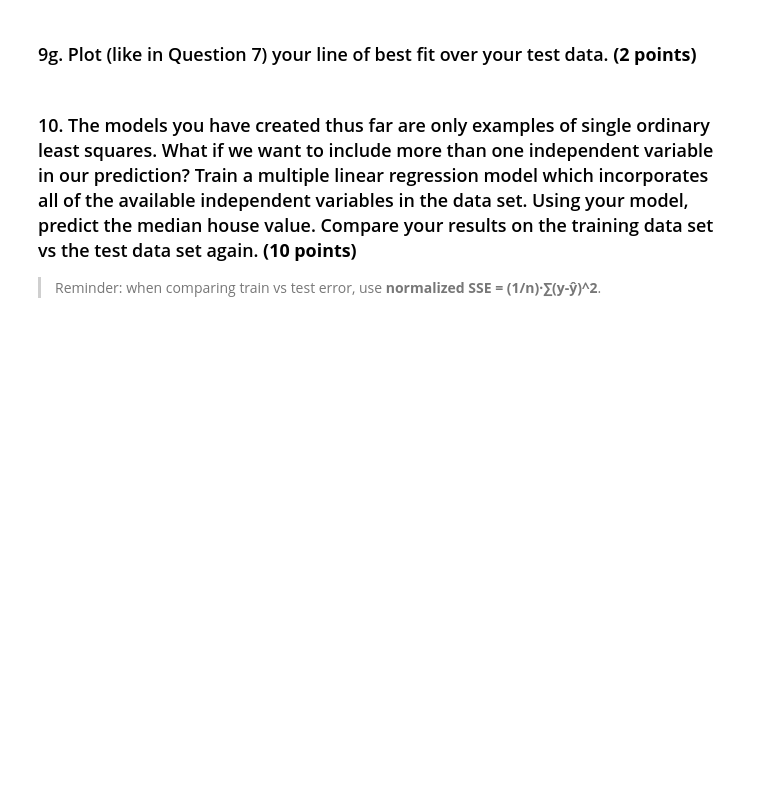
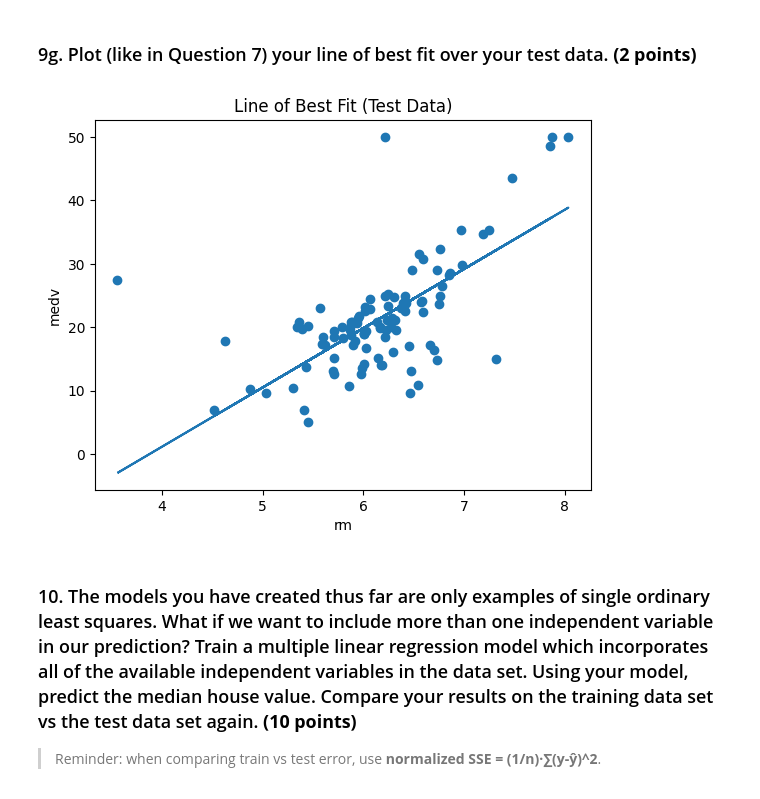
Before and after one commit to james-torgerson/DS_3025_project_2, a Jupyter notebook: project2_studentcopy.ipynb, the cells around one changed output. Saved outputs shown, nothing was run; the diff lists cells and outputs as text; code cells hidden in the pictures; blank space fills up the shorter version.

```diff
--- a/project2_studentcopy.ipynb
+++ b/project2_studentcopy.ipynb
@@ -435,3 +535,21 @@ from sklearn.model_selection import train_test_split
+# %%
+# Plot here
+
+
+plt.scatter(X_test, y_test)
+
+# predicted line
+y_hat_test = beta_0 + beta_1 * X_test.values.flatten()
+
+plt.plot(X_test, y_hat_test)
+
+plt.xlabel("rm")
+plt.ylabel("medv")
+plt.title("Line of Best Fit (Test Data)")
+
+plt.show()
+# %% [output]
+[figure, added]
 # %% [markdown]
 ### 10. The models you have created thus far are only examples of single ordinary least squares. What if we want to include more than one independent variable in our prediction? Train a multiple linear regression model which incorporates all of the available independent variables in the data set. Using your model, predict the median house value. Compare your results on the training data set vs the test data set again. **(10 points)**
 
```
Also changed, not shown: parts of 12 cells of this notebook.
